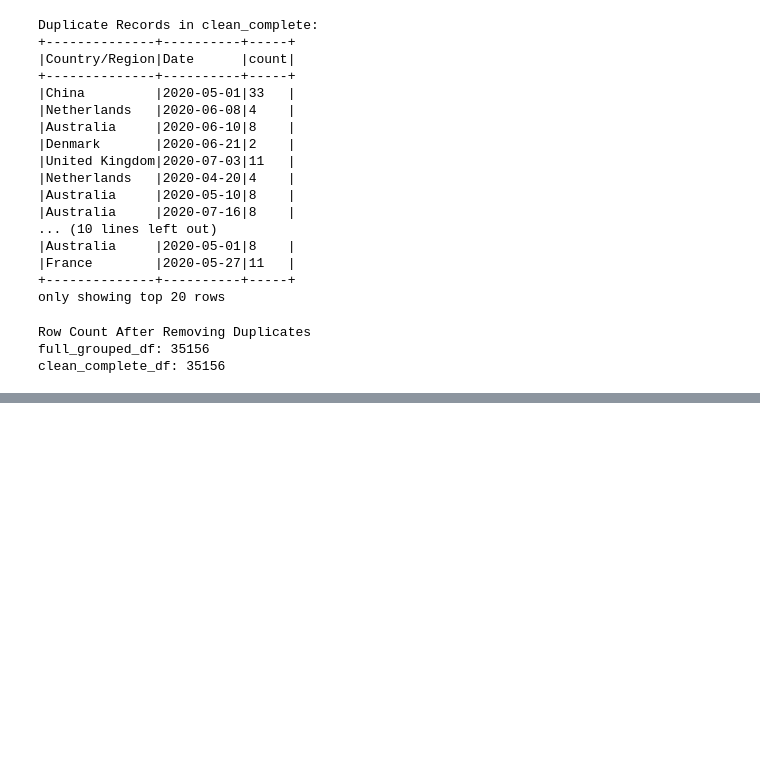
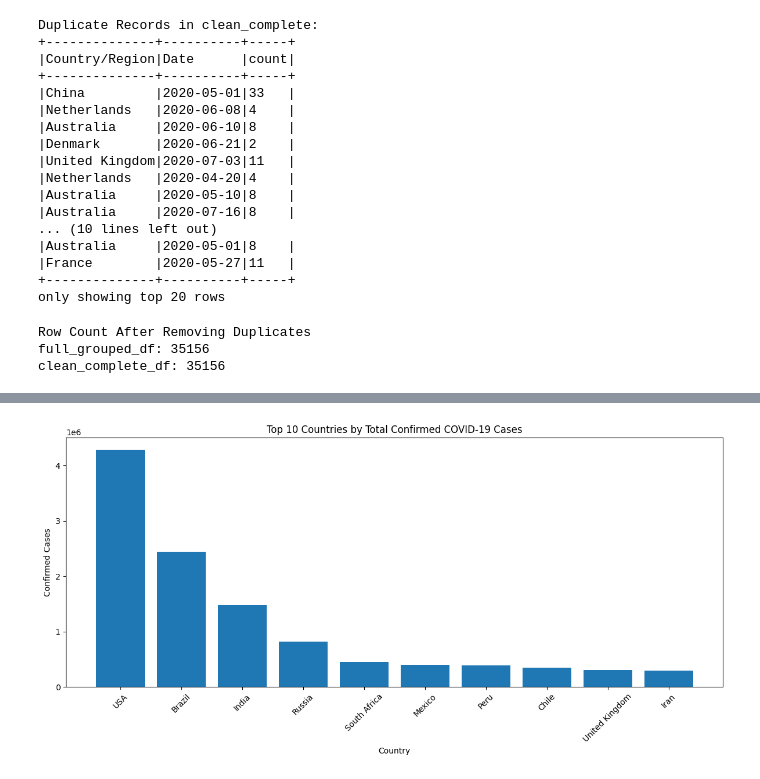
Before and after one commit to dilpreet0007/COVID19-Analytics-Pipeline, a Jupyter notebook: app.ipynb, the cells around one changed output, grey strips where cells are left out. Saved outputs shown, nothing was run; the diff lists cells and outputs as text; code cells hidden in the pictures; blank space fills up the shorter version.

Commit message:
[Dilpreet] Task 5: Top 10 Countries by Total Confirmed Cases

```diff
--- a/app.ipynb
+++ b/app.ipynb
@@ -303,0 +309,11 @@ clean_complete_df: 35156
+# %%
+top_confirmed_df = country_latest_df.select(
+    "Country/Region",
+    "Confirmed"
+)
+
+top_10_confirmed = top_confirmed_df.orderBy(
+    col("Confirmed").desc()
+).limit(10)
+
+top_10_confirmed.show(truncate=False)
@@ -303,0 +335,19 @@ clean_complete_df: 35156
+# %%
+top_10_pd = top_10_confirmed.toPandas()
+# %%
+plt.figure(figsize=(12, 6))
+
+plt.bar(
+    top_10_pd["Country/Region"],
+    top_10_pd["Confirmed"]
+)
+
+plt.xticks(rotation=45)
+plt.xlabel("Country")
+plt.ylabel("Confirmed Cases")
+plt.title("Top 10 Countries by Total Confirmed COVID-19 Cases")
+
+plt.tight_layout()
+plt.show()
+# %% [output]
+[figure, added]
```
Also changed, not shown: parts of 4 cells of this notebook.
